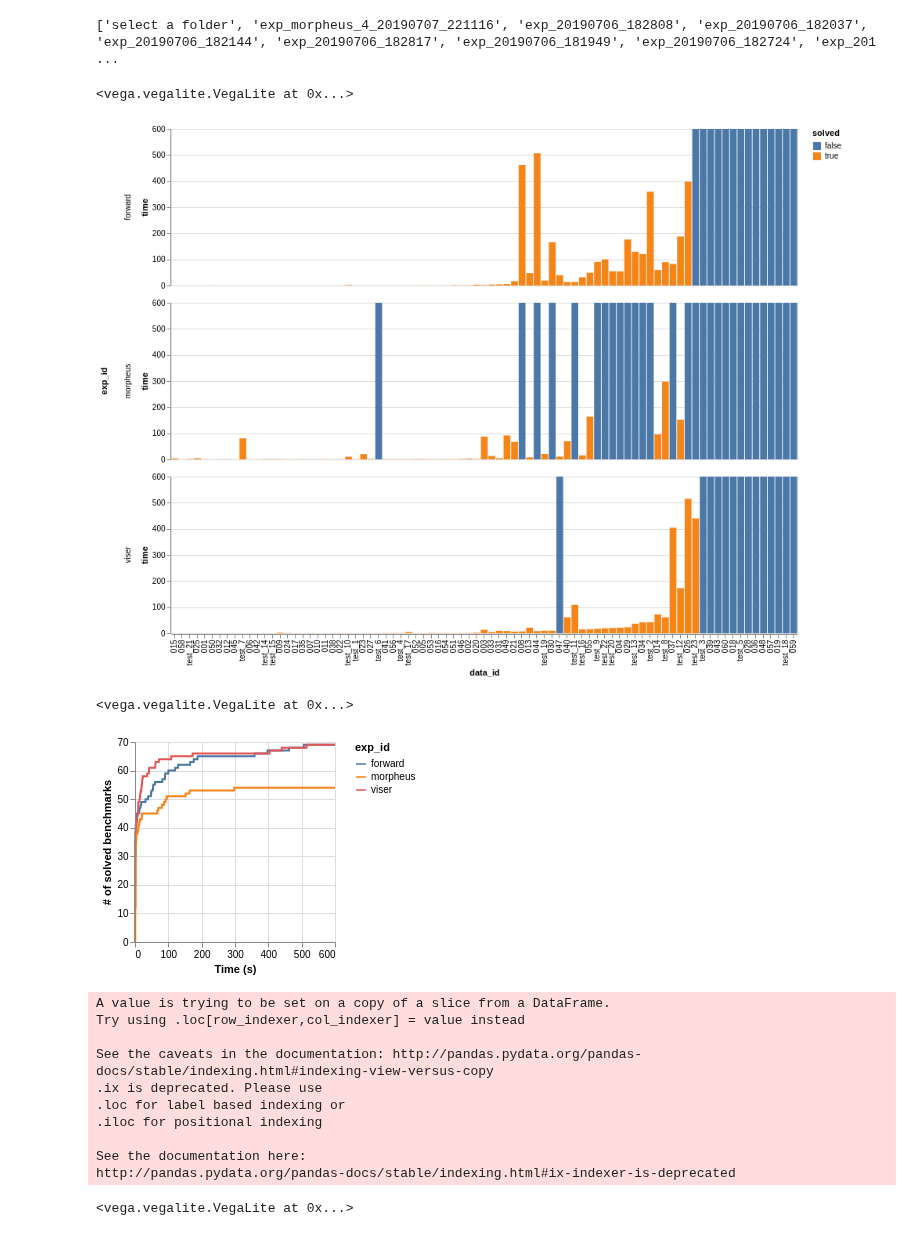
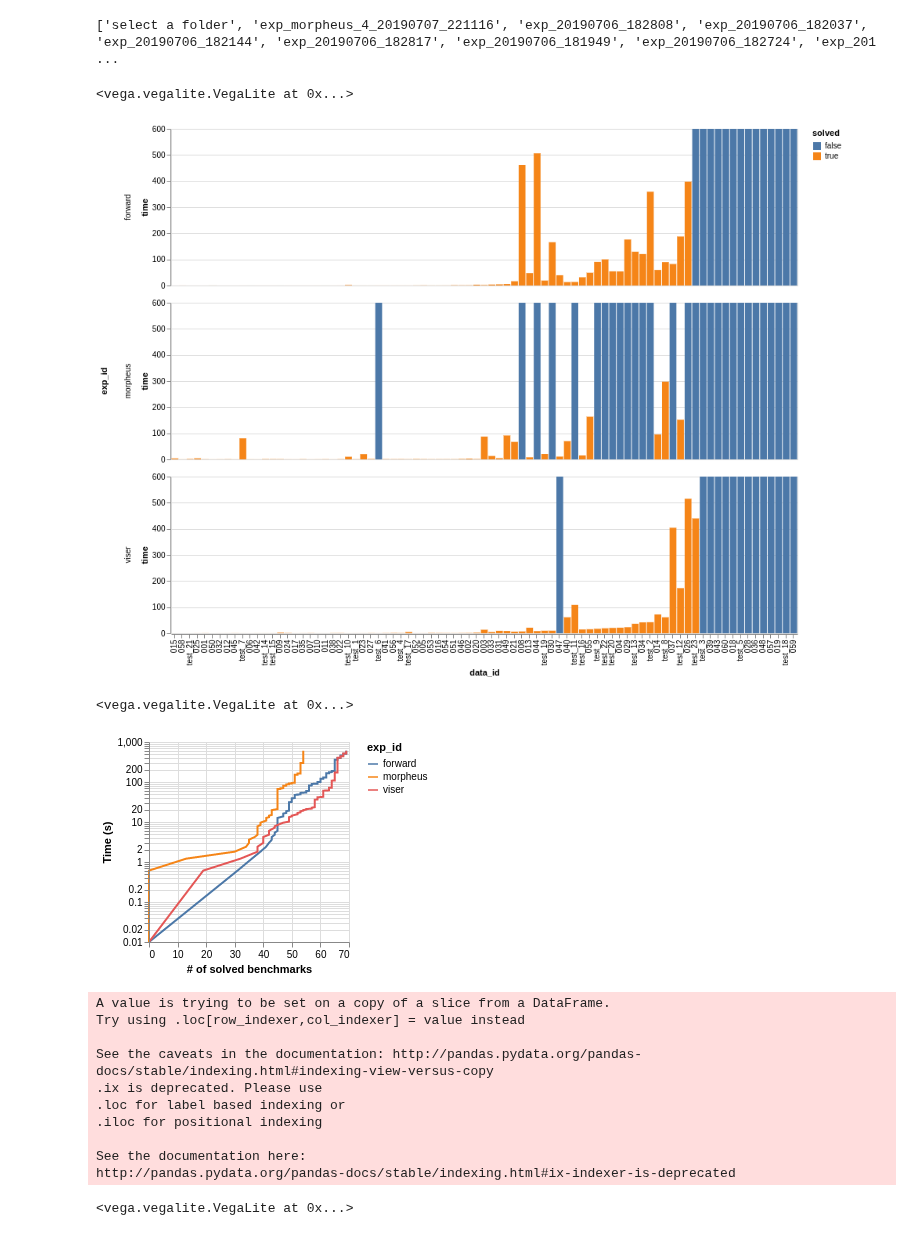
Before and after one commit to Mestway/falx, a Jupyter notebook: output/analyze.ipynb, the cells around one changed output. Drawn from its saved outputs; the diff is of its cells as text; code cells hidden in the pictures.

```diff
--- a/output/analyze.ipynb
+++ b/output/analyze.ipynb
@@ -87,9 +87,10 @@ def plot_solving_time(log_dir_list, titiles=None):
         "$schema": "https://vega.github.io/schema/vega-lite/v3.json",
         "mark": {"type": "line"},
         "encoding": {
-            "y": {"field": "cnt", "type": "quantitative", "title": "# of solved benchmarks"},
-            "x": { "field": "time", "type": "quantitative", "title": "Time (s)"},  #, "scale": {"type": "log", "base": 10}
-            "color": {"field": "exp_id", "type": "nominal"}
+            "x": {"field": "cnt", "type": "quantitative", "title": "# of solved benchmarks"},
+            "y": { "field": "time", "type": "quantitative", "title": "Time (s)", "scale": {"type": "log", "base": 10}},
+            "color": {"field": "exp_id", "type": "nominal"},
+            "order": {"field": "time"}
         }
     }
     VegaLite(chart2, cdf_data).display()
@@ -127,34 +128,34 @@ def plot_solving_time(log_dir_list, titiles=None):
     print(df[df["time"] >= 60][df["time"] < 600].groupby(by=["exp_id"]).count())
     print(df[df["time"] == 600].groupby(by=["exp_id"]).count())
 
 def plot_num_candidates(log_dir_list, titles):
     all_result = read_log_result_list(log_dir_list, titles)
     df = pd.DataFrame.from_dict(all_result)
     df = df[df["solved"] == True]
     chart = {
         "$schema": "https://vega.github.io/schema/vega-lite/v3.json",
         "mark": {"type": "bar"},
         "encoding": {
             "x": {"field": "num_explored", "type": "quantitative"},
             "y": {"aggregate": "count", "type": "quantitative"}, # , "scale": {"type": "log"}
             "column": {"field": "exp_id", "type": "nominal"}
         }
     }
     VegaLite(chart, df).display()
 
 
 log_folders = ["select a folder"] + [dname for dname in os.listdir(OUTPUT_DIR)
                if os.path.isdir(os.path.join(OUTPUT_DIR, dname)) and dname.startswith("exp")]
 print(log_folders)
 
 plot_solving_time(["exp_20190707_012213", "exp_morpheus_4_20190707_221116", "exp_forward_4_20190707_230331"], ["viser", "morpheus", "forward"])
 plot_num_candidates(["exp_20190707_012213", "exp_20190707_020703"], ["#sample=4", "#sample=8"])
 # %% [output]
 ['select a folder', 'exp_morpheus_4_20190707_221116', 'exp_20190706_182808', 'exp_20190706_182037', 'exp_20190706_182144', 'exp_20190706_182817', 'exp_20190706_181949', 'exp_20190706_182724', 'exp_201 ...
 <vega.vegalite.VegaLite at 0x...>
 [figure]
 <vega.vegalite.VegaLite at 0x...>
-[figure, old version]
+[figure, new version]
 A value is trying to be set on a copy of a slice from a DataFrame.
 Try using .loc[row_indexer,col_indexer] = value instead
 
```
Also changed, not shown: parts of 1 cell of this notebook.
